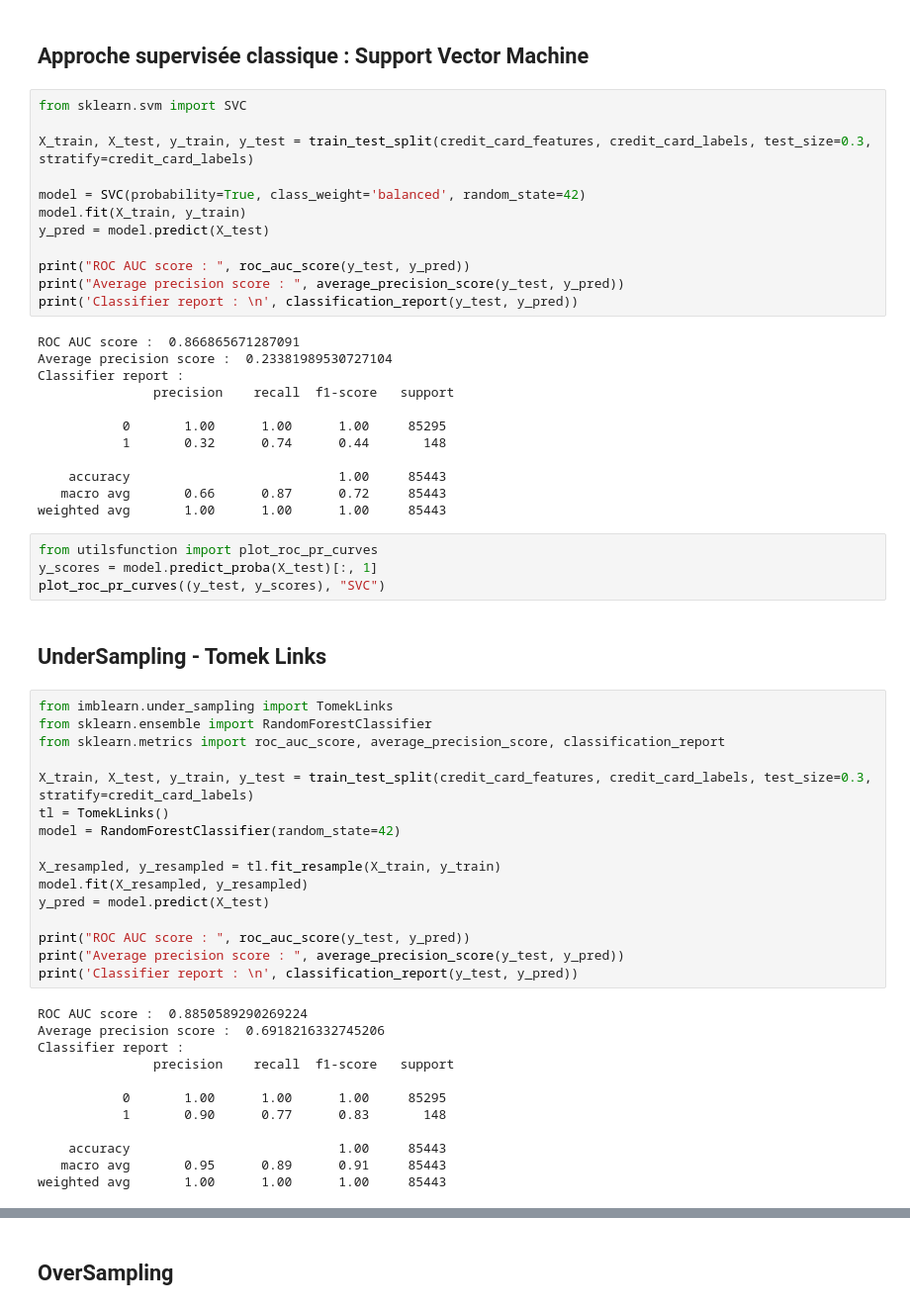
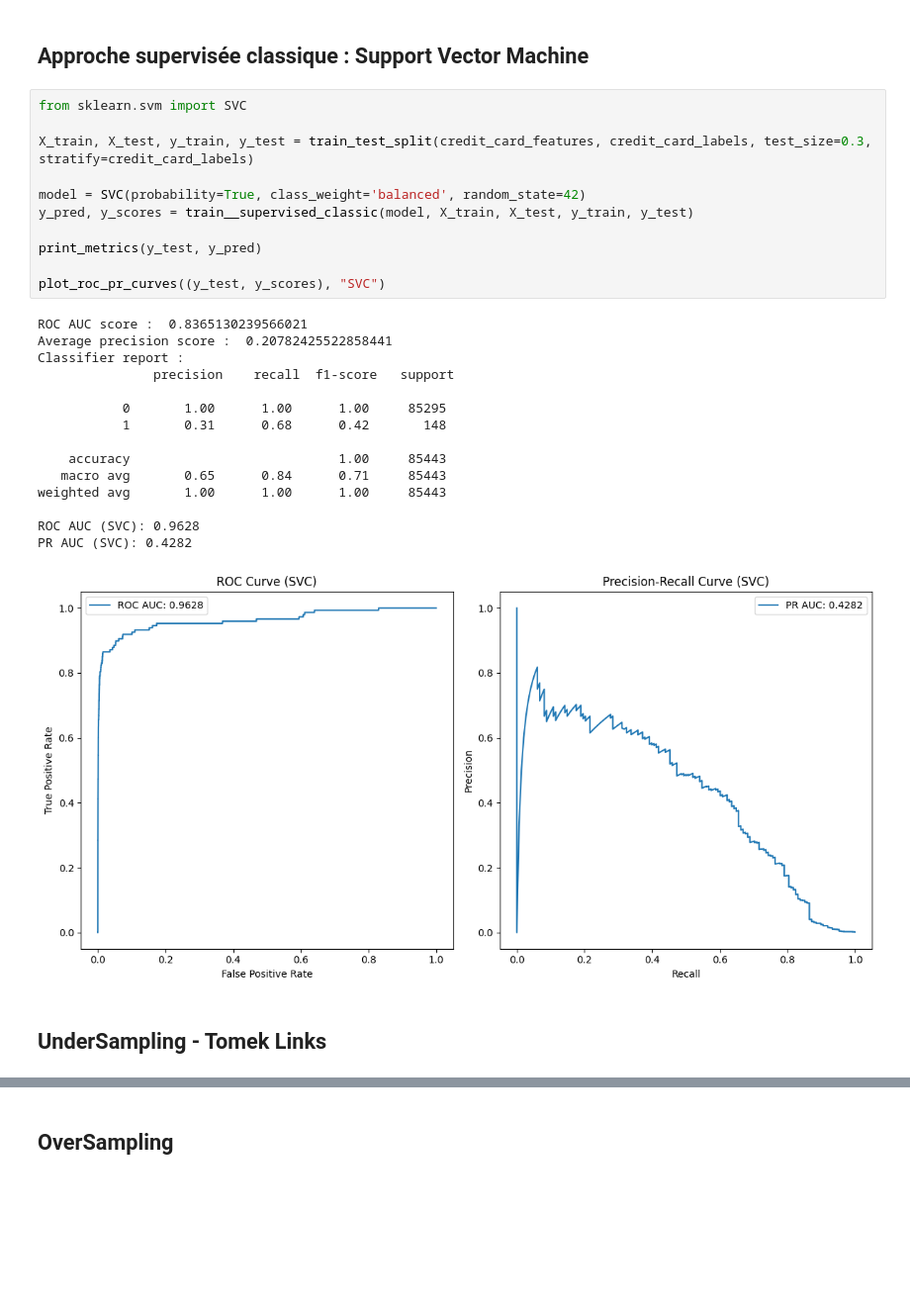
Before and after one commit to Runhilia/TAA_TP1, a Jupyter notebook: anomalies.ipynb, the cells around one changed output, grey strips where cells are left out. Shown at 99% size. Drawn from its saved outputs; the diff is of its cells as text; blank space fills up the shorter version.

```diff
--- a/anomalies.ipynb
+++ b/anomalies.ipynb
@@ -169,58 +164,29 @@ PR AUC (Logistic Regression): 0.7457
 # %%
 from sklearn.svm import SVC
 
 X_train, X_test, y_train, y_test = train_test_split(credit_card_features, credit_card_labels, test_size=0.3, stratify=credit_card_labels)
 
 model = SVC(probability=True, class_weight='balanced', random_state=42)
-model.fit(X_train, y_train)
-y_pred = model.predict(X_test)
+y_pred, y_scores = train__supervised_classic(model, X_train, X_test, y_train, y_test)
 
-print("ROC AUC score : ", roc_auc_score(y_test, y_pred))
-print("Average precision score : ", average_precision_score(y_test, y_pred))
-print('Classifier report : \n', classification_report(y_test, y_pred))
+print_metrics(y_test, y_pred)
+
+plot_roc_pr_curves((y_test, y_scores), "SVC")
 # %% [output]
-ROC AUC score :  0.866865671287091
-Average precision score :  0.23381989530727104
+ROC AUC score :  0.8365130239566021
+Average precision score :  0.20782425522858441
 Classifier report :
                precision    recall  f1-score   support
 
            0       1.00      1.00      1.00     85295
-           1       0.32      0.74      0.44       148
+           1       0.31      0.68      0.42       148
 
     accuracy                           1.00     85443
-   macro avg       0.66      0.87      0.72     85443
+   macro avg       0.65      0.84      0.71     85443
 weighted avg       1.00      1.00      1.00     85443
+
+ROC AUC (SVC): 0.9628
+PR AUC (SVC): 0.4282
+[figure, added]
-# %%
-from utilsfunction import plot_roc_pr_curves
-y_scores = model.predict_proba(X_test)[:, 1]
-plot_roc_pr_curves((y_test, y_scores), "SVC")
 # %% [markdown]
 ## UnderSampling - Tomek Links
-# %%
-from imblearn.under_sampling import TomekLinks
-from sklearn.ensemble import RandomForestClassifier
-from sklearn.metrics import roc_auc_score, average_precision_score, classification_report
-
-X_train, X_test, y_train, y_test = train_test_split(credit_card_features, credit_card_labels, test_size=0.3, stratify=credit_card_labels)
-tl = TomekLinks()
-model = RandomForestClassifier(random_state=42)
-
-X_resampled, y_resampled = tl.fit_resample(X_train, y_train)
-model.fit(X_resampled, y_resampled)
-y_pred = model.predict(X_test)
-
-print("ROC AUC score : ", roc_auc_score(y_test, y_pred))
-print("Average precision score : ", average_precision_score(y_test, y_pred))
-print('Classifier report : \n', classification_report(y_test, y_pred))
-# %% [output]
-ROC AUC score :  0.8850589290269224
-Average precision score :  0.6918216332745206
-Classifier report :
-               precision    recall  f1-score   support
-
-           0       1.00      1.00      1.00     85295
-           1       0.90      0.77      0.83       148
-
-    accuracy                           1.00     85443
-   macro avg       0.95      0.89      0.91     85443
-weighted avg       1.00      1.00      1.00     85443
```
Also changed, not shown: parts of 6 cells of this notebook, 1 other file.
